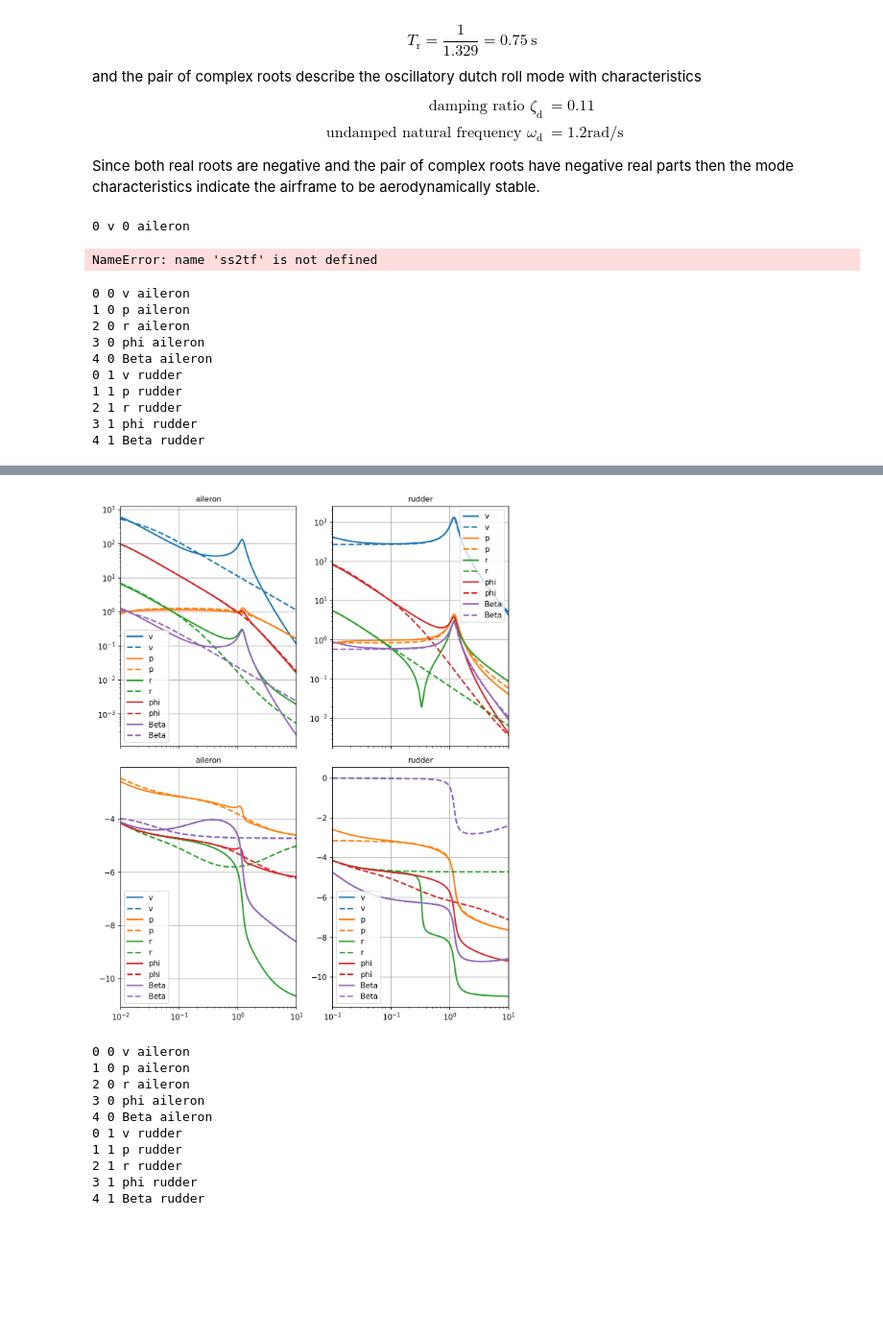
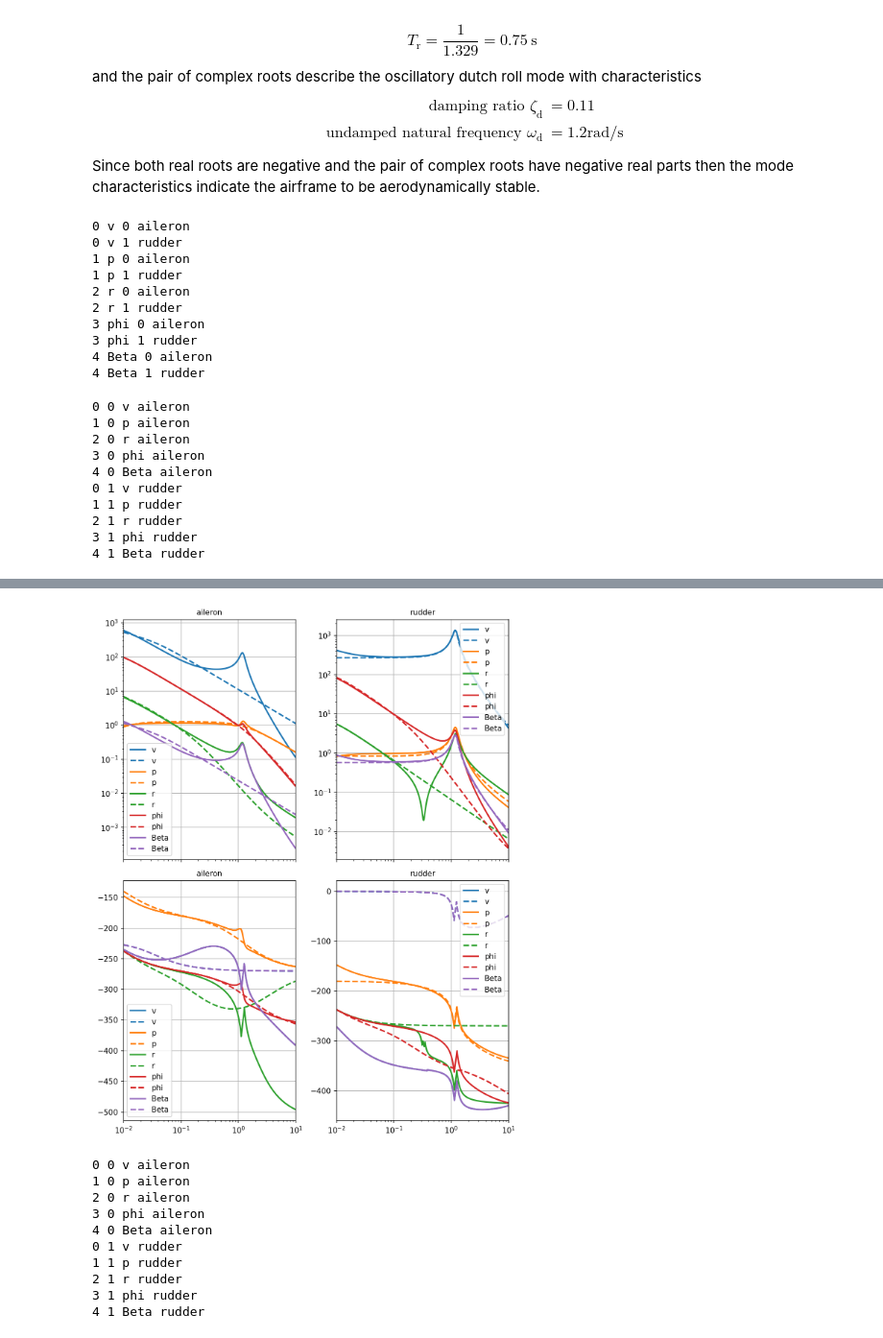
Before and after one commit to mit-acl/16_06_Class, a Jupyter notebook: notebooks/16_06_T4_B747.ipynb, the cells around one changed output, grey strips where cells are left out. Shown at 96% size. Saved outputs shown, nothing was run; the diff lists cells and outputs as text; code cells hidden in the pictures; blank space fills up the shorter version.

```diff
--- a/notebooks/16_06_T4_B747.ipynb
+++ b/notebooks/16_06_T4_B747.ipynb
@@ -438,25 +397,31 @@ G = {}
 for i, m in enumerate(Meas):
     for j, c in enumerate(Cont):
         print(i, m, j, c)
-        G[m,c] = ss2tf(A, B[:, j], C[i, :], 0)
+        G[m,c] = ct.ss2tf(A, B[:, j], C[i, :], 0)
 # %% [output]
 0 v 0 aileron
+0 v 1 rudder
+1 p 0 aileron
+1 p 1 rudder
+2 r 0 aileron
+2 r 1 rudder
+3 phi 0 aileron
+3 phi 1 rudder
+4 Beta 0 aileron
+4 Beta 1 rudder
-NameError: name 'ss2tf' is not defined
 # %%
-from control_materials import *
-
 omega = np.logspace(-2,1,1000)
 fig, ax = plt.subplots(2,2,figsize=(8, 10),dpi=150,sharex = True)
 for j, c in enumerate(Cont):
     for i, m in enumerate(Meas):
         print(i, j, m, c)
-        Gbal = balred(G[m,c],2)
-        mag, phase, omega = control.bode(G[m,c], omega=omega, dB=True, Hz=False, deg=True, plot=False)
-        ax[0,j].loglog(omega, mag, label=m, color='C'+str(i))
-        ax[1,j].semilogx(omega, phase, label=m, color='C'+str(i))
-        mag, phase, omega = control.bode(Gbal, omega=omega, dB=True, Hz=False, deg=True, plot=False)
-        ax[0,j].loglog(omega, mag, '--', label=m, color='C'+str(i))
-        ax[1,j].semilogx(omega, phase, '--', label=m, color='C'+str(i))
+        Gf = G[m,c](complex(0,1)*omega)
+        Gbal = cm.balred(G[m,c],2)
+        Gbalf = Gbal(complex(0,1)*omega)
+        ax[0,j].loglog(omega, np.abs(Gf), label=m, color='C'+str(i))
+        ax[1,j].semilogx(omega, np.unwrap(cm.wrap_phase_neg(np.angle(Gf)*cm.r2d)), label=m, color='C'+str(i))
+        ax[0,j].loglog(omega, np.abs(Gbalf), '--', label=m, color='C'+str(i))
+        ax[1,j].semilogx(omega, np.unwrap(cm.wrap_phase_neg(np.angle(Gbalf)*cm.r2d)), '--', label=m, color='C'+str(i))
         ax[0,j].set_title(c)
         ax[0,j].grid(True)
         ax[0,j].legend()
@@ -464,7 +429,6 @@ for j, c in enumerate(Cont):
         ax[1,j].grid(True)
         ax[1,j].legend()
 
-
 # Show the plot
 plt.tight_layout()
 plt.show()
@@ -482,4 +448,4 @@ plt.show()
-[figure, old version]
+[figure, new version]
 # %%
 t = np.linspace(0,20,1000)
 U = np.zeros_like(t)
```
Also changed, not shown: parts of 10 cells of this notebook, 4 other files.
